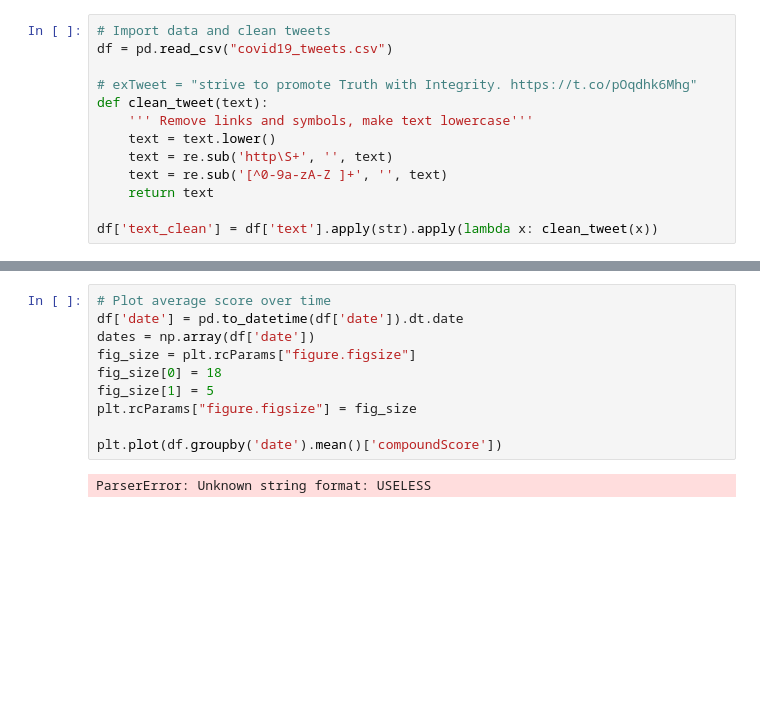
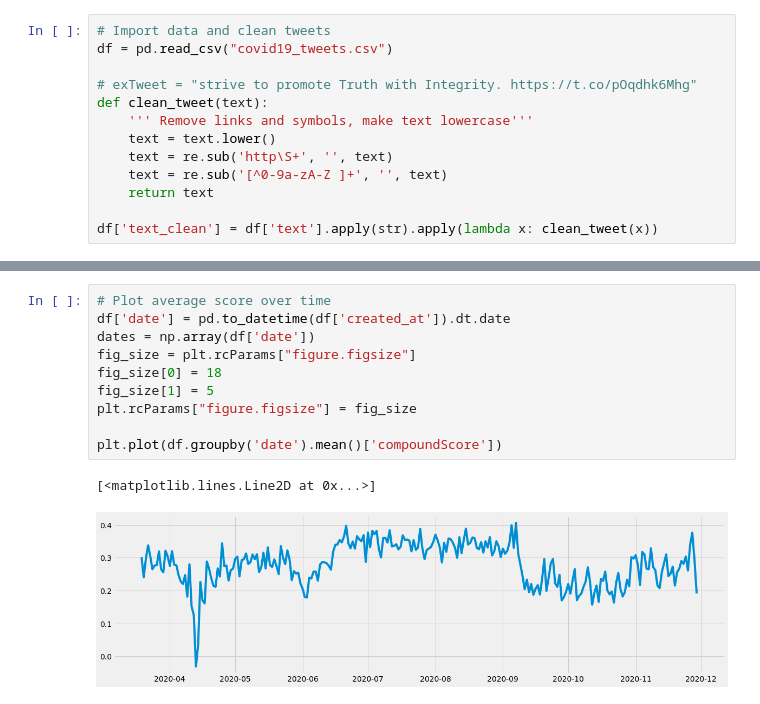
Before and after one commit to cvantassel/PolicyPrediction, a Jupyter notebook: PolicyPrediction.ipynb, the cells around one changed output, grey strips where cells are left out. Drawn from its saved outputs; the diff is of its cells as text; blank space fills up the shorter version.

```diff
--- a/PolicyPrediction.ipynb
+++ b/PolicyPrediction.ipynb
@@ -53,15 +48,16 @@ Name: compoundScore, Length: 78718, dtype: float64
 # %%
 # Plot average score over time
-df['date'] = pd.to_datetime(df['date']).dt.date
+df['date'] = pd.to_datetime(df['created_at']).dt.date
 dates = np.array(df['date'])
 fig_size = plt.rcParams["figure.figsize"]
 fig_size[0] = 18
 fig_size[1] = 5
 plt.rcParams["figure.figsize"] = fig_size
 
 plt.plot(df.groupby('date').mean()['compoundScore'])
 # %% [output]
-ParserError: Unknown string format: USELESS
+[<matplotlib.lines.Line2D at 0x...>]
+[figure, added]
 # %%
 # Plot score distribution
 df['roundedCompoundScore'] = df['compoundScore'].round(1)
```
Also changed, not shown: parts of 18 cells of this notebook.
